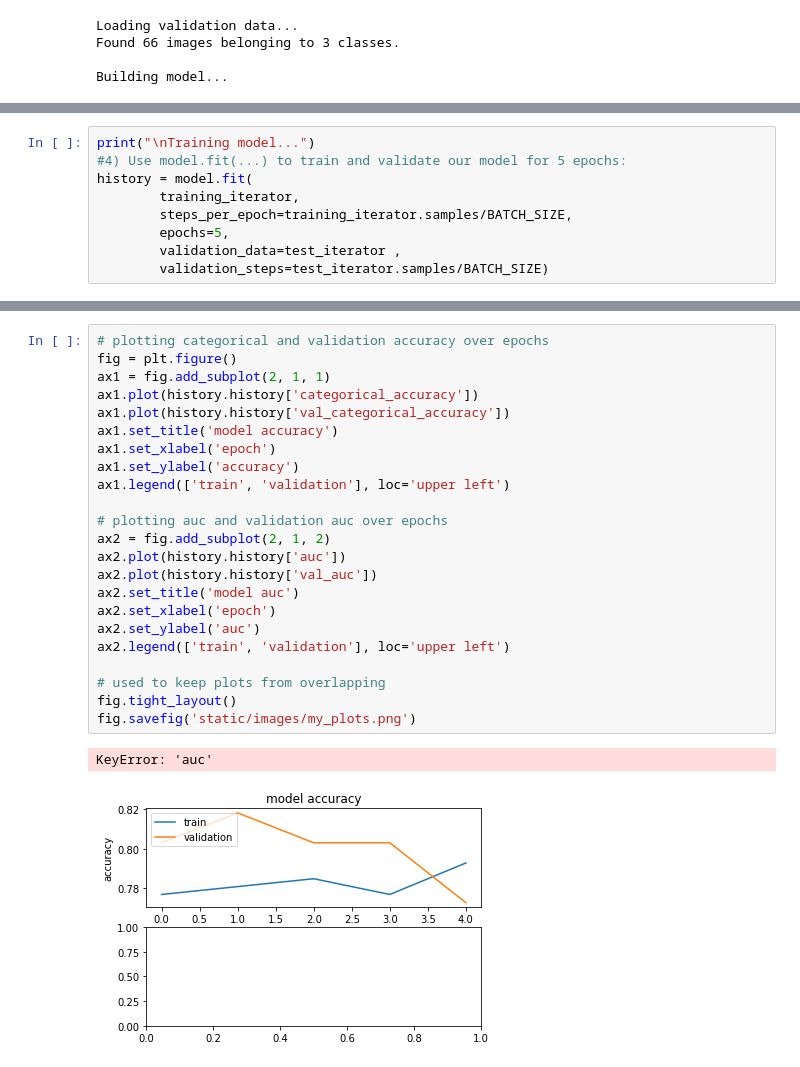
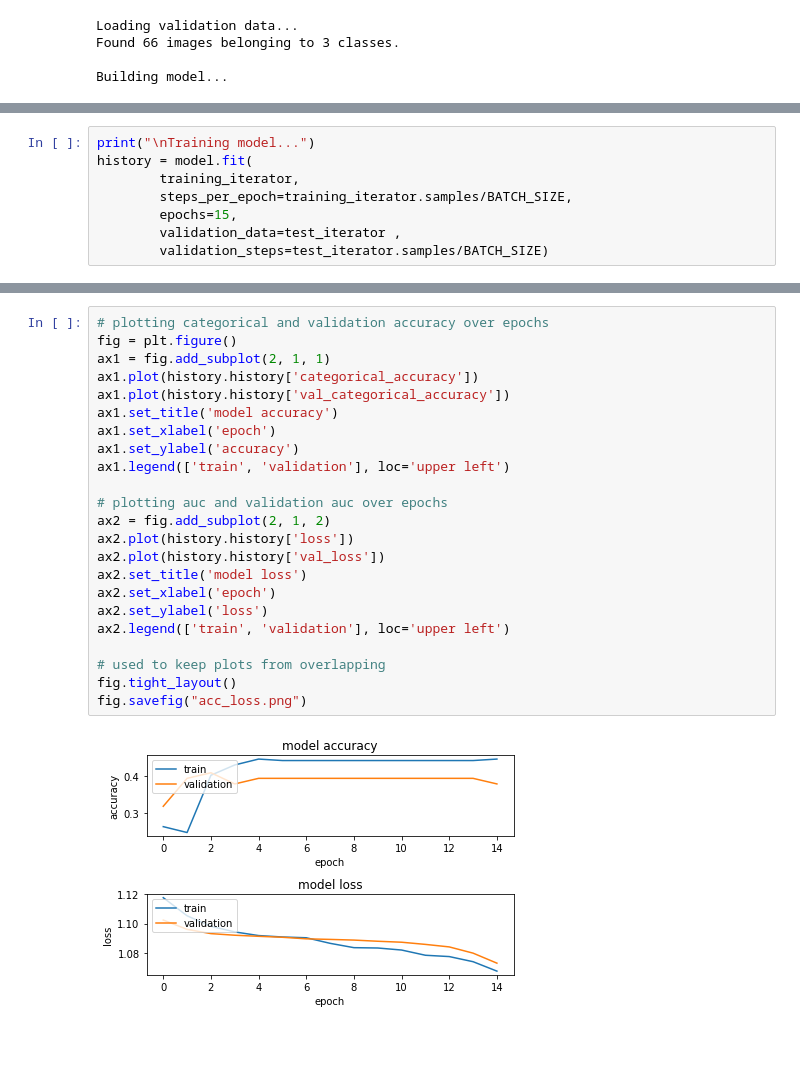
Before and after one commit to paulynamagana/Covid19_Pneumonia_Classification, a Jupyter notebook: classification_covid_pneumonia.ipynb, the cells around one changed output, grey strips where cells are left out. Drawn from its saved outputs; the diff is of its cells as text; blank space fills up the shorter version.

Commit message:
update_plot_epochs

```diff
--- a/classification_covid_pneumonia.ipynb
+++ b/classification_covid_pneumonia.ipynb
@@ -109,11 +106,10 @@ model.compile(
 Compiling model...
 # %%
 print("\nTraining model...")
-#4) Use model.fit(...) to train and validate our model for 5 epochs:
 history = model.fit(
         training_iterator,
         steps_per_epoch=training_iterator.samples/BATCH_SIZE,
-        epochs=5,
+        epochs=15,
         validation_data=test_iterator ,
         validation_steps=test_iterator.samples/BATCH_SIZE)
 # %% [output]
@@ -157,26 +159,25 @@ weighted avg       0.26      0.26      0.25        66
 # %%
 # plotting categorical and validation accuracy over epochs
 fig = plt.figure()
 ax1 = fig.add_subplot(2, 1, 1)
 ax1.plot(history.history['categorical_accuracy'])
 ax1.plot(history.history['val_categorical_accuracy'])
 ax1.set_title('model accuracy')
 ax1.set_xlabel('epoch')
 ax1.set_ylabel('accuracy')
 ax1.legend(['train', 'validation'], loc='upper left')
 
 # plotting auc and validation auc over epochs
 ax2 = fig.add_subplot(2, 1, 2)
-ax2.plot(history.history['auc'])
-ax2.plot(history.history['val_auc'])
-ax2.set_title('model auc')
+ax2.plot(history.history['loss'])
+ax2.plot(history.history['val_loss'])
+ax2.set_title('model loss')
 ax2.set_xlabel('epoch')
-ax2.set_ylabel('auc')
+ax2.set_ylabel('loss')
 ax2.legend(['train', 'validation'], loc='upper left')
 
 # used to keep plots from overlapping
 fig.tight_layout()
-fig.savefig('static/images/my_plots.png')
+fig.savefig("acc_loss.png")
 # %% [output]
-KeyError: 'auc'
-[figure, old version]
+[figure, new version]
```
Also changed, not shown: parts of 6 cells of this notebook, 4 other files.
